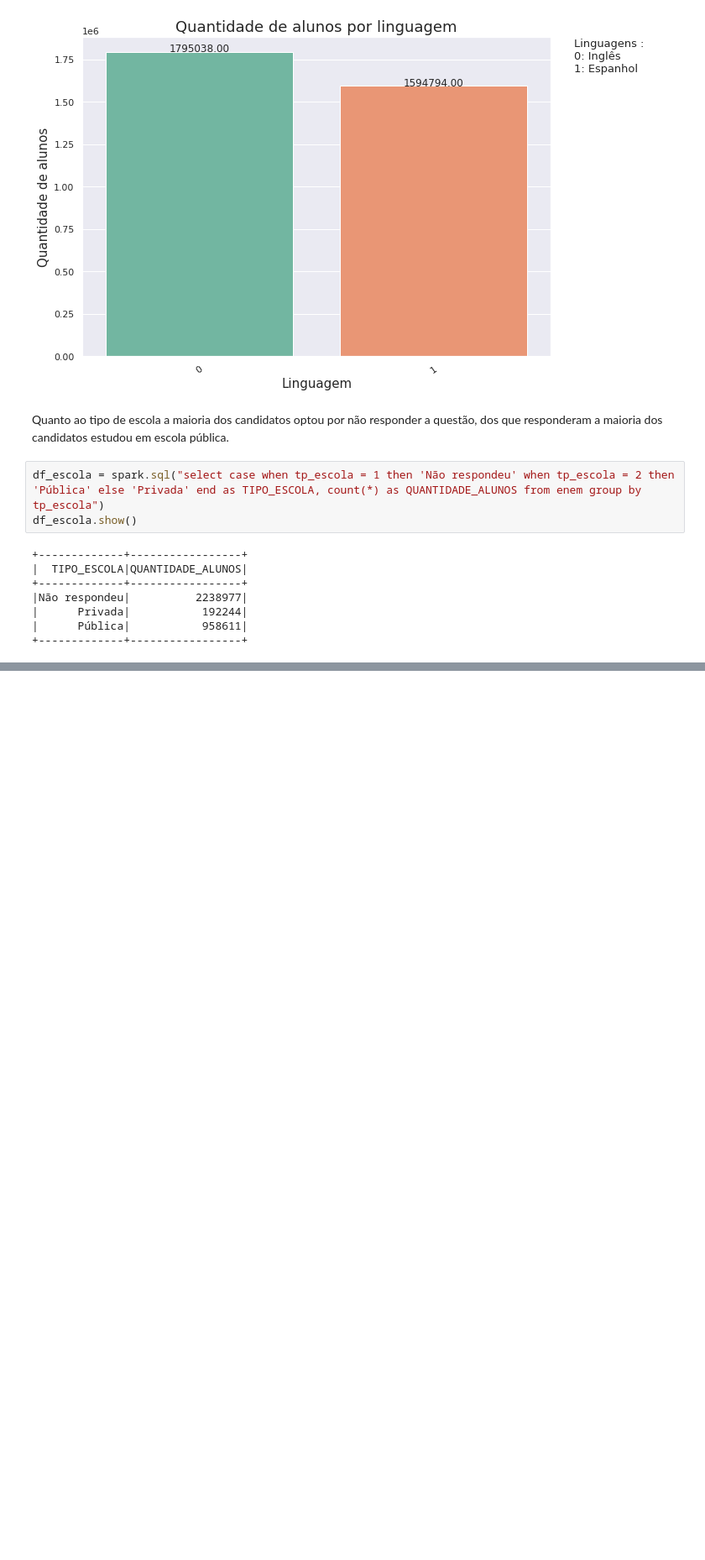
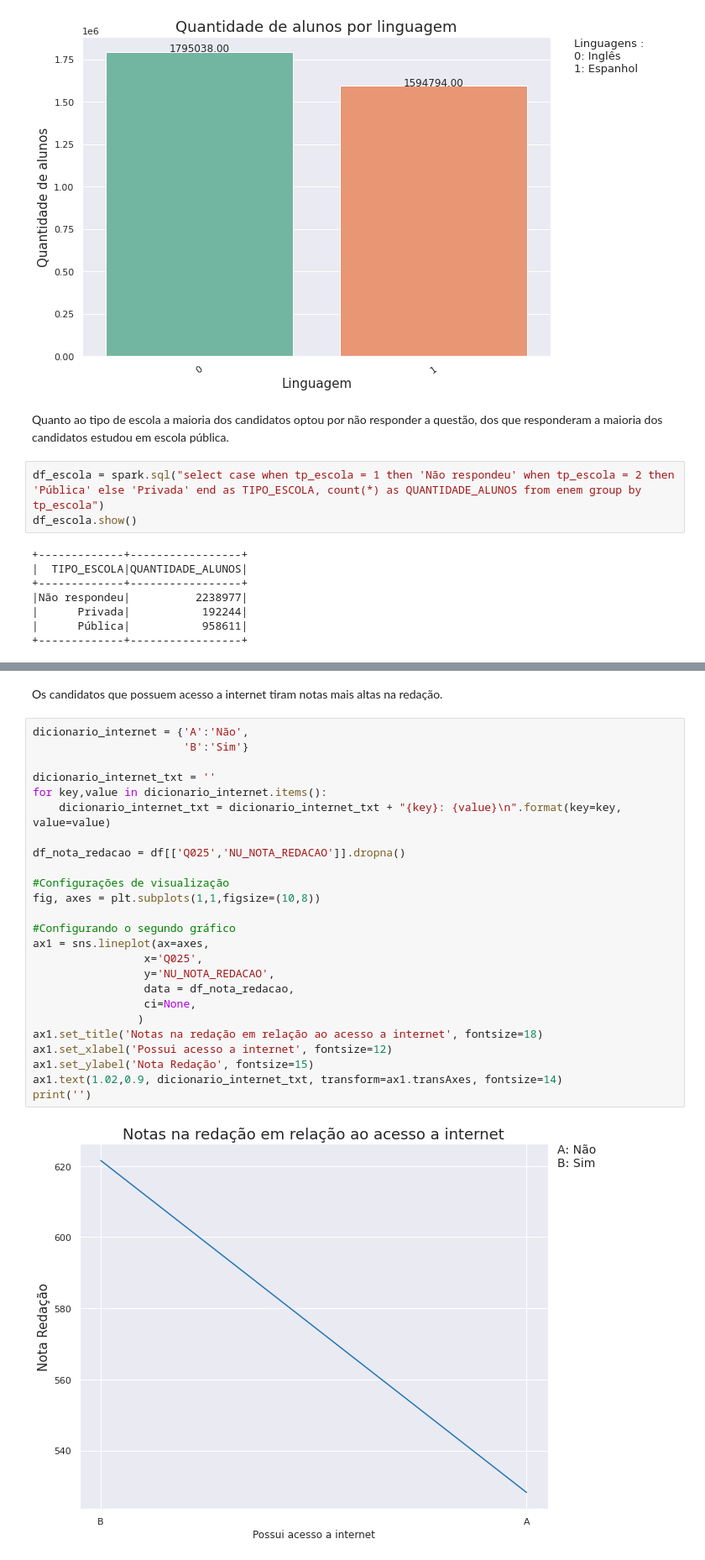
Before and after one commit to leticiaJFS/Projeto-Final-Semantix, a Jupyter notebook: Projeto_Final_Semantix.ipynb, the cells around one changed output, grey strips where cells are left out. Shown at 84% size. Cells and saved outputs as stored; diff of their text form; blank space fills up the shorter version.

```diff
--- a/Projeto_Final_Semantix.ipynb
+++ b/Projeto_Final_Semantix.ipynb
@@ -521,0 +627,29 @@ print('')
+# %% [markdown]
+Os candidatos que possuem acesso a internet tiram notas mais altas na redação.
+# %%
+dicionario_internet = {'A':'Não',
+                       'B':'Sim'}
+
+dicionario_internet_txt = ''
+for key,value in dicionario_internet.items():
+    dicionario_internet_txt = dicionario_internet_txt + "{key}: {value}\n".format(key=key, value=value)
+
+df_nota_redacao = df[['Q025','NU_NOTA_REDACAO']].dropna()
+
+#Configurações de visualização
+fig, axes = plt.subplots(1,1,figsize=(10,8))
+
+#Configurando o segundo gráfico
+ax1 = sns.lineplot(ax=axes,
+                 x='Q025',
+                 y='NU_NOTA_REDACAO',
+                 data = df_nota_redacao,
+                 ci=None,
+                )
+ax1.set_title('Notas na redação em relação ao acesso a internet', fontsize=18)
+ax1.set_xlabel('Possui acesso a internet', fontsize=12)
+ax1.set_ylabel('Nota Redação', fontsize=15)
+ax1.text(1.02,0.9, dicionario_internet_txt, transform=ax1.transAxes, fontsize=14)
+print('')
+# %% [output]
+[figure, added]
```
Also changed, not shown: parts of 13 cells of this notebook.
